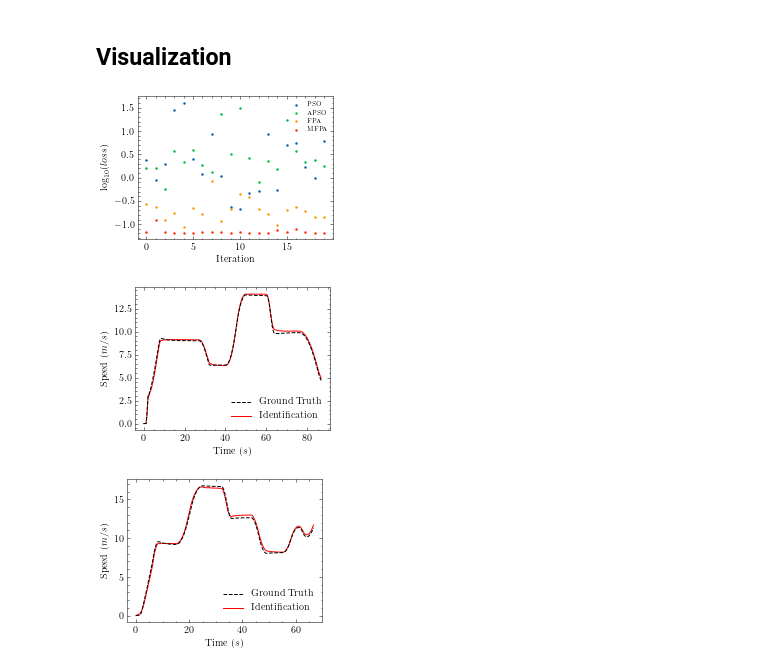
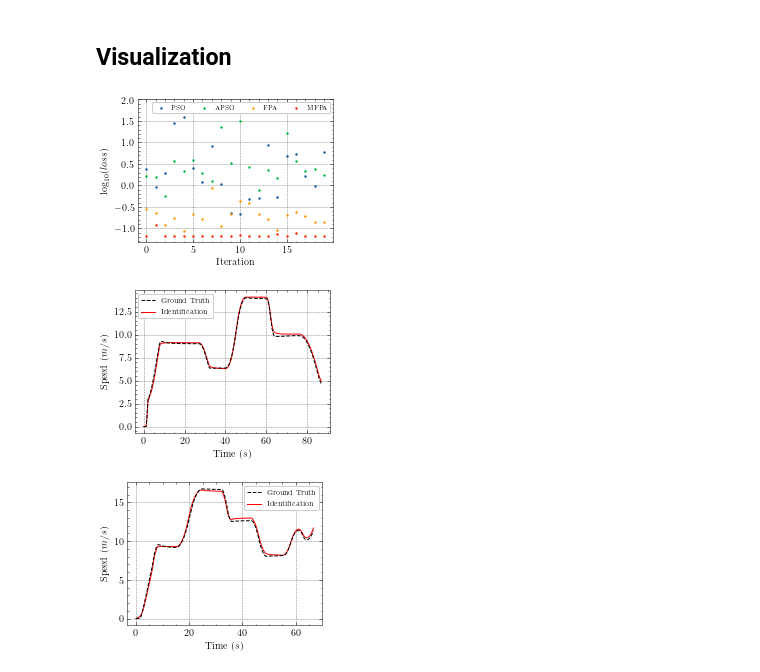
Before and after one commit to fadamsyah/longitudinal-control-based-nature-inspired-optimization, a Jupyter notebook: sys_id/Analysis/Analysis.ipynb, the cells around one changed output. Cells and saved outputs as stored; diff of their text form; code cells hidden in the pictures.

Commit message:
Update SYS IDs plots

```diff
--- a/sys_id/Analysis/Analysis.ipynb
+++ b/sys_id/Analysis/Analysis.ipynb
@@ -9,7 +9,9 @@ from numba import njit, prange
 from os import listdir
 from os.path import isfile, join
 
-plt.style.use(['science'])
+plt.style.use(['science', 'grid'])
+
+DPI = 500
 # %% [markdown]
 ## Ground Truth
 # %%
@@ -272,15 +274,16 @@ maer: 0.4706700212931958
 # %%
 plt.figure()
 names = ['PSO', 'APSO', 'FPA', 'MFPA']
 for i in range(len(dir_names)):
     plt.scatter(df_loss.index.values, np.log10(df_loss[dir_names[i]]), s=2., label=names[i])
 plt.xlabel('Iteration')
 plt.ylabel('$\mathrm{log}_{10}(loss)$')
-plt.legend(prop={'size': 6})
-plt.savefig('img/stability_check.png', dpi=600, transparent=True)
+plt.legend(prop={'size': 6}, ncol=4, loc='upper right')
+plt.ylim([None,2.0])
+plt.savefig('img/stability_check.png', dpi=DPI, transparent=True)
 plt.show()
 # %% [output]
-[figure, old version]
+[figure, new version]
 # %%
 # Test Data 1
 vvt = forward_propagation(tt, ut, params)
@@ -289,11 +292,11 @@ plt.plot(tt, vt, label='Ground Truth', zorder=2, color='black', linestyle='--')
 plt.plot(tt, vvt, label='Identification', zorder=1, color='red')
 plt.xlabel('Time $(s)$')
 plt.ylabel('Speed $(m/s)$')
-plt.legend()
-plt.savefig('img/performance_test_data.png', dpi=600, transparent=True)
+plt.legend(fontsize=7)
+plt.savefig('img/performance_test_data.png', dpi=DPI, transparent=True, bbox_inches='tight')
 plt.show()
 # %% [output]
-[figure, old version]
+[figure, new version]
 # %%
 # Test Data PID
 vvtp = forward_propagation(ttp, utp, params)
@@ -302,8 +305,8 @@ plt.plot(ttp, vtp, label='Ground Truth', zorder=2, color='black', linestyle='--'
 plt.plot(ttp, vvtp, label='Identification', zorder=1, color='red')
 plt.xlabel('Time $(s)$')
 plt.ylabel('Speed $(m/s)$')
-plt.legend()
-plt.savefig('img/performance_test_data_pid.png', dpi=600, transparent=True)
+plt.legend(fontsize=7)
+plt.savefig('img/performance_test_data_pid.png', dpi=DPI, transparent=True, bbox_inches='tight')
 plt.show()
 # %% [output]
-[figure, old version]
+[figure, new version]
```
Also changed, not shown: parts of 1 cell of this notebook, 3 other files.
